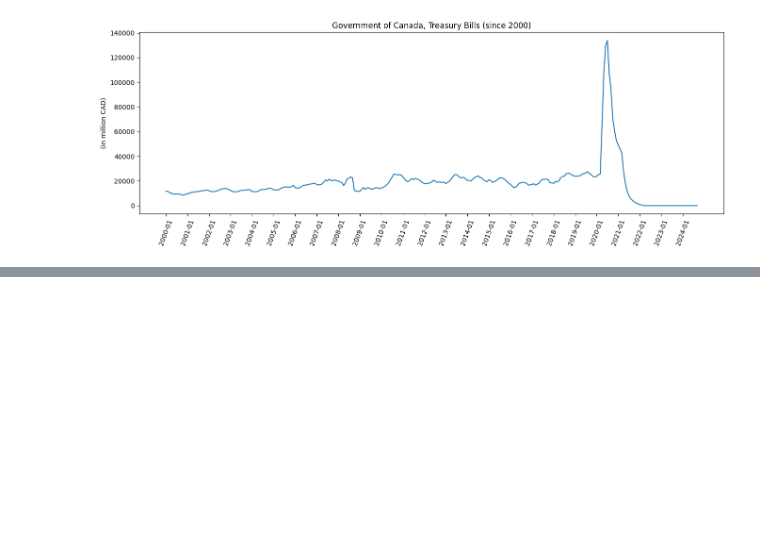
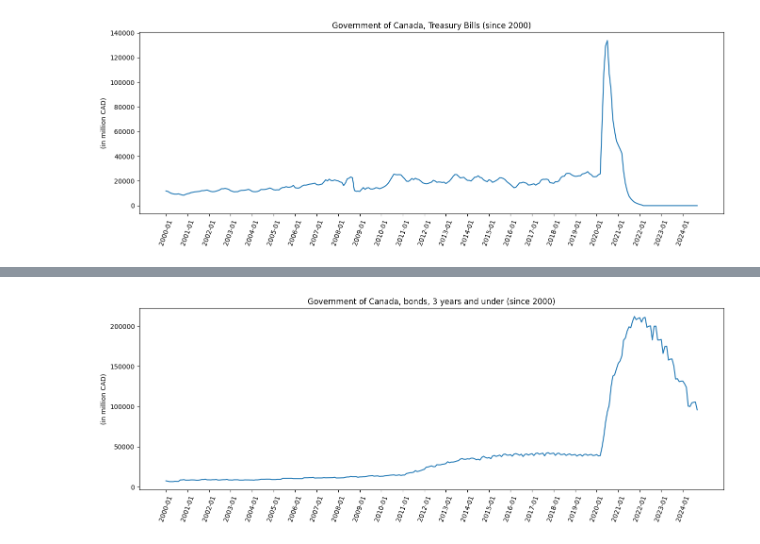
Before and after one commit to vanshuwjoshi/Bank-of-Canada-Assets-and-Liabilities, a Jupyter notebook: data_eda.ipynb, the cells around one changed output, grey strips where cells are left out. Saved outputs shown, nothing was run; the diff lists cells and outputs as text; code cells hidden in the pictures; blank space fills up the shorter version.

```diff
--- a/data_eda.ipynb
+++ b/data_eda.ipynb
@@ -131,0 +129,4 @@ plot_data("Government of Canada, Treasury Bills")
+# %%
+plot_data("Government of Canada, bonds, 3 years and under")
+# %% [output]
+[figure, added]
```
Also changed, not shown: parts of 14 cells of this notebook.
